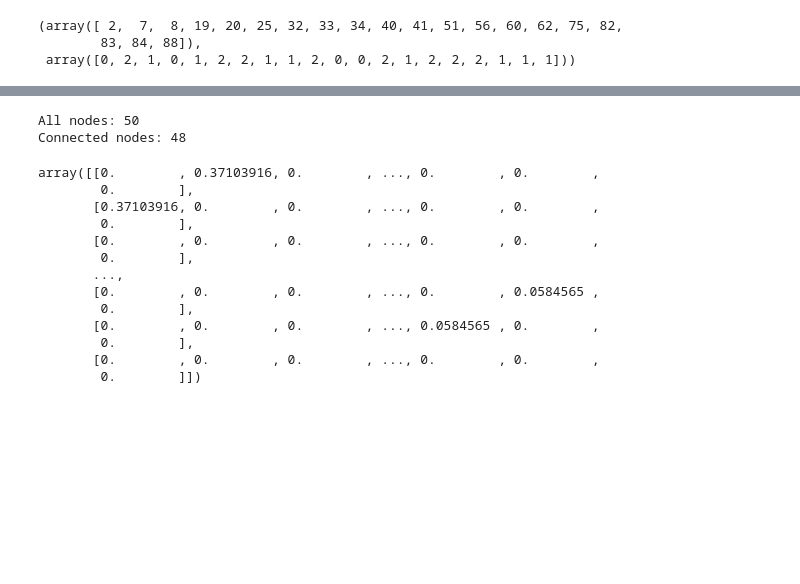
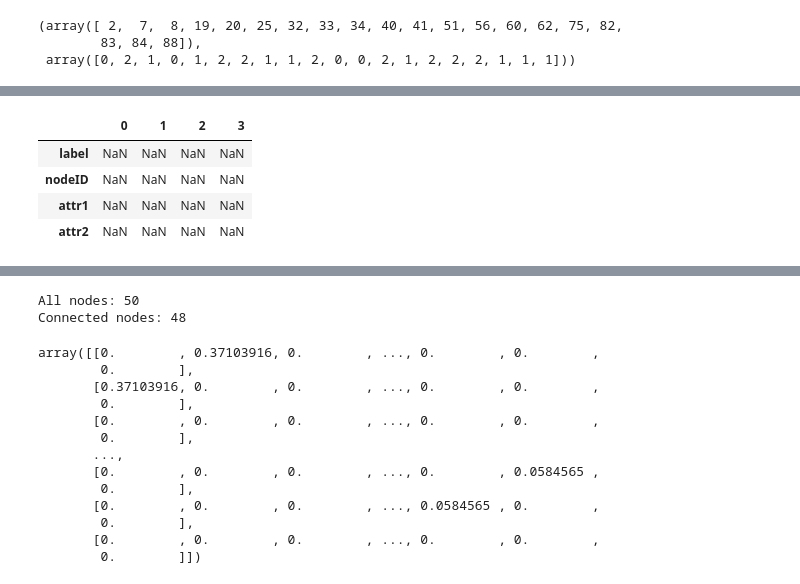
Before and after one commit to hhelm10/graphstats, a Jupyter notebook: Demo.ipynb, the cells around one changed output, grey strips where cells are left out. Drawn from its saved outputs; the diff is of its cells as text; code cells hidden in the pictures; blank space fills up the shorter version.

```diff
--- a/Demo.ipynb
+++ b/Demo.ipynb
@@ -59,0 +69,10 @@ ax.scatter(A10_elb2[:,0], A10_elb2[:,1], A10_elb2[:,2])
+# %%
+test = ['0', '1', '2', '3']
+test_df = pd.DataFrame(data = data, columns = test)
+test_df
+# %% [output]
+|  | 0 | 1 | 2 | 3 |
+| label | NaN | NaN | NaN | NaN |
+| nodeID | NaN | NaN | NaN | NaN |
+| attr1 | NaN | NaN | NaN | NaN |
+| attr2 | NaN | NaN | NaN | NaN |
```
Also changed, not shown: parts of 7 cells of this notebook, 4 other files.
